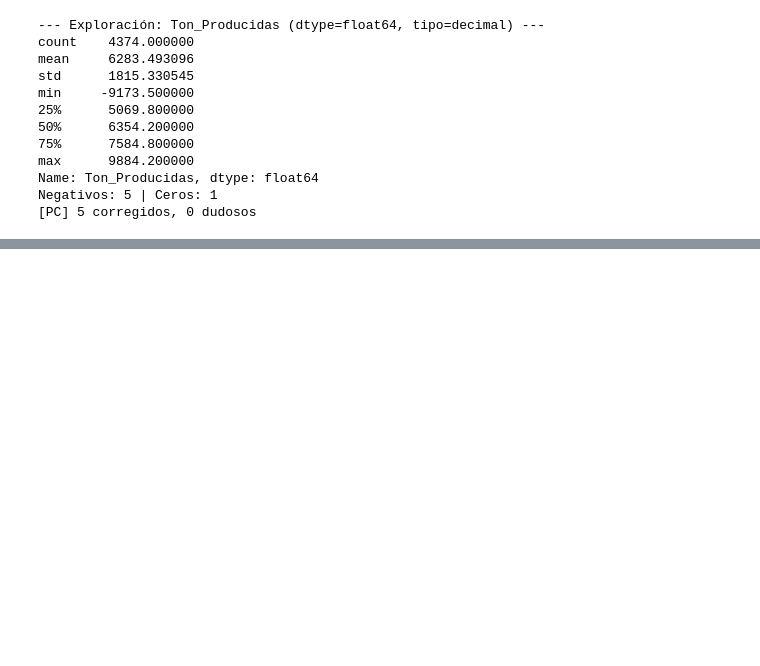
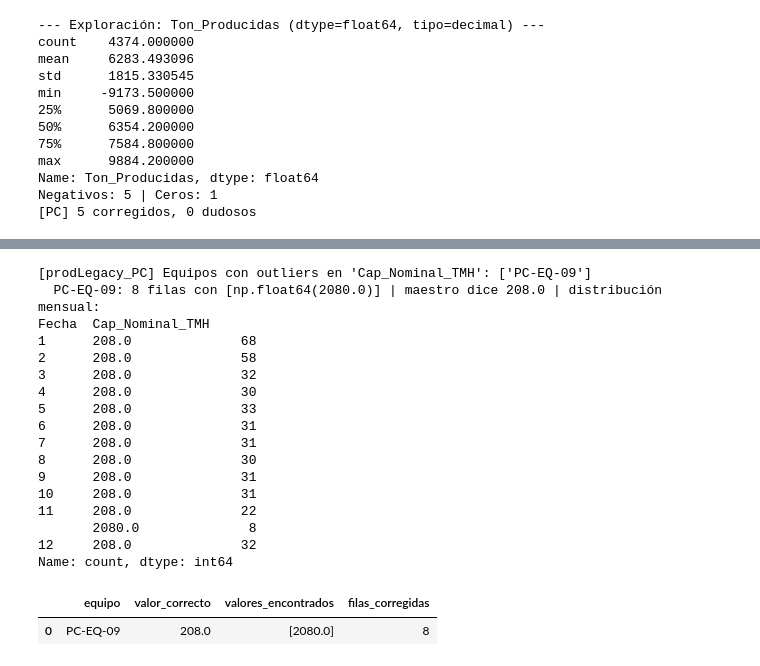
Before and after one commit to josue789a/Mineria-simulacion-v2, a Jupyter notebook: notebooks/Exploracion1.ipynb, the cells around one changed output, grey strips where cells are left out. Drawn from its saved outputs; the diff is of its cells as text; code cells hidden in the pictures; blank space fills up the shorter version.

```diff
--- a/notebooks/Exploracion1.ipynb
+++ b/notebooks/Exploracion1.ipynb
@@ -1102,0 +1224,30 @@ Negativos: 5 | Ceros: 1
+# %%
+prodLegacy_PC, reporte_PC = verificar_capacidad_vs_maestro(
+    prodLegacy_PC, columna_cap='Cap_Nominal_TMH', columna_equipo='Cod_Equipo', columna_fecha='Fecha', # df, capacidad, equipo, fecha
+    df_maestro=dim_equipos, col_maestro_id='equipo_id', col_maestro_valor='capacidad_nominal_tmh', #df_maestro, capacidad_maestro, id_maestro
+    nombre_tabla='prodLegacy_PC'
+)
+display(reporte_PC)
+
+# Es una columna que sobra en esta tabla de hechos , el simple equipo es el que ofrece la capacidad nominal en la tabla de dimensiones, estar aqui simplemente duplica datos y genera errores posible de digitazioc.
+# SE RECOMIENDA QUITAR ESTA COLUMNA
+# %% [output]
+[prodLegacy_PC] Equipos con outliers en 'Cap_Nominal_TMH': ['PC-EQ-09']
+  PC-EQ-09: 8 filas con [np.float64(2080.0)] | maestro dice 208.0 | distribución mensual:
+Fecha  Cap_Nominal_TMH
+1      208.0              68
+2      208.0              58
+3      208.0              32
+4      208.0              30
+5      208.0              33
+6      208.0              31
+7      208.0              31
+8      208.0              30
+9      208.0              31
+10     208.0              31
+11     208.0              22
+       2080.0              8
+12     208.0              32
+Name: count, dtype: int64
+|  | equipo | valor_correcto | valores_encontrados | filas_corregidas |
+| 0 | PC-EQ-09 | 208.0 | [2080.0] | 8 |
```
Also changed, not shown: parts of 5 cells of this notebook.
